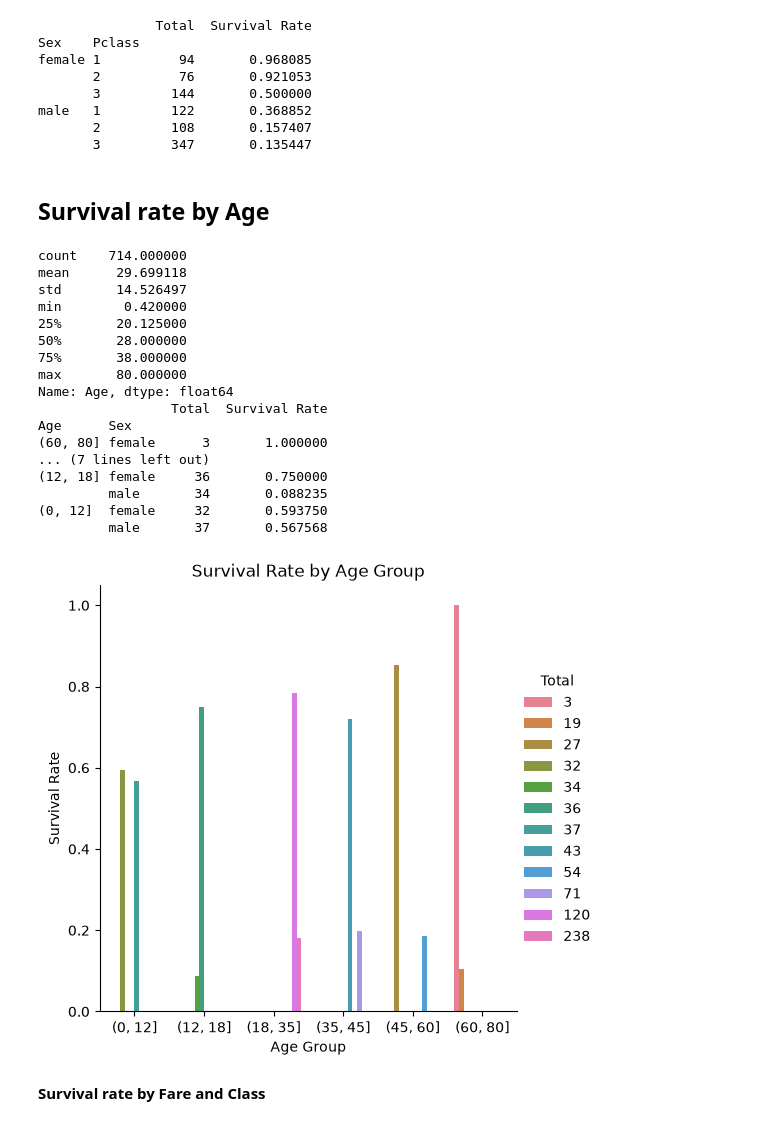
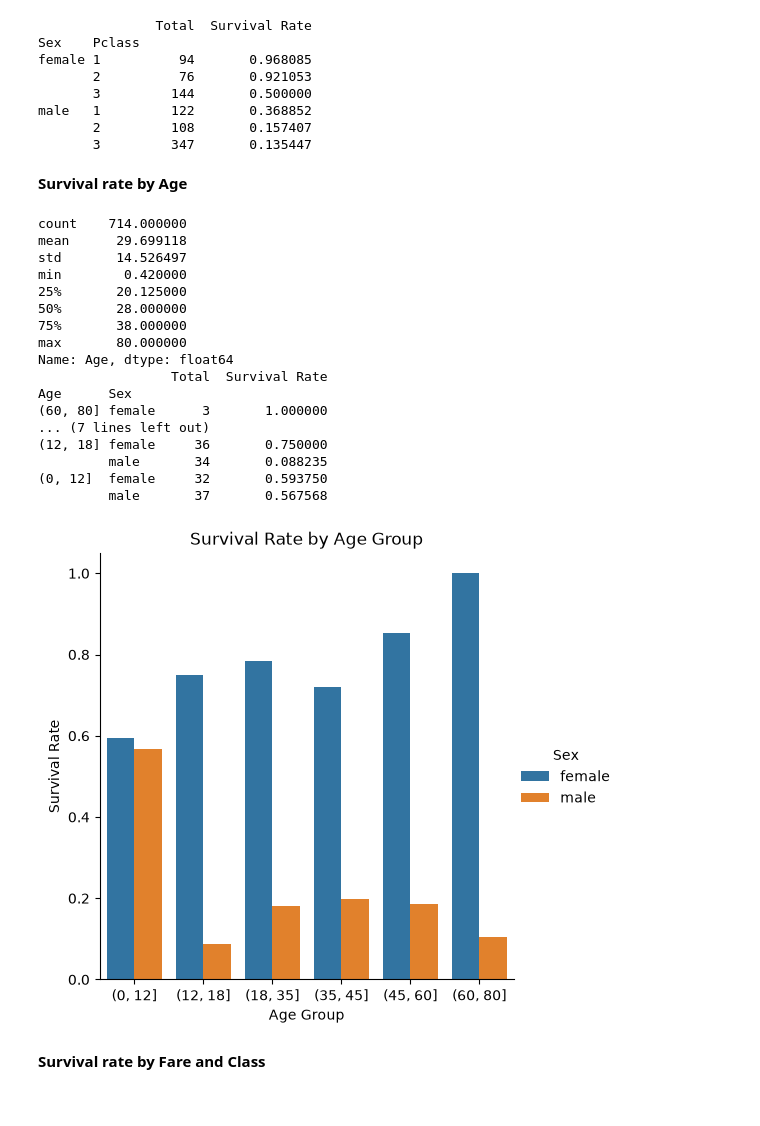
Before and after one commit to divneyrop/data-portfolio, a Jupyter notebook: notebooks/titanic/eda.ipynb, the cells around one changed output. Cells and saved outputs as stored; diff of their text form; code cells hidden in the pictures.

```diff
--- a/notebooks/titanic/eda.ipynb
+++ b/notebooks/titanic/eda.ipynb
@@ -105,42 +105,41 @@ male   1         122       0.368852
        2         108       0.157407
        3         347       0.135447
 # %% [markdown]
-## Survival rate by Age
+**Survival rate by Age**
 # %%
 print(df['Age'].describe())
 age_survival = (
     df
     .groupby([pd.cut(df["Age"], bins=[0, 12, 18, 35, 45, 60, 80]), "Sex"])["Survived"]
     .agg(["count", "mean"])
     .rename(columns={"count": "Total", "mean": "Survival Rate"})
     .sort_values(by="Age", ascending=False)
 )
 print(age_survival)
-bar_colors = sns.color_palette("husl", len(age_survival))
-sns.catplot(data=age_survival, x="Age", y="Survival Rate", hue="Total", kind="bar",  palette=bar_colors)
+sns.catplot(data=age_survival, x="Age", y="Survival Rate", hue="Sex", kind="bar")
 plt.title("Survival Rate by Age Group")
 plt.xlabel("Age Group")
 plt.ylabel("Survival Rate")
 plt.show()
 # %% [output]
 count    714.000000
 mean      29.699118
 std       14.526497
 min        0.420000
 25%       20.125000
 50%       28.000000
 75%       38.000000
 max       80.000000
 Name: Age, dtype: float64
                  Total  Survival Rate
 Age      Sex
 (60, 80] female      3       1.000000
 ... (7 lines left out)
 (12, 18] female     36       0.750000
          male       34       0.088235
 (0, 12]  female     32       0.593750
          male       37       0.567568
-[figure, old version]
+[figure, new version]
 # %% [markdown]
 **Survival rate by Fare and Class**
 # %%
```
